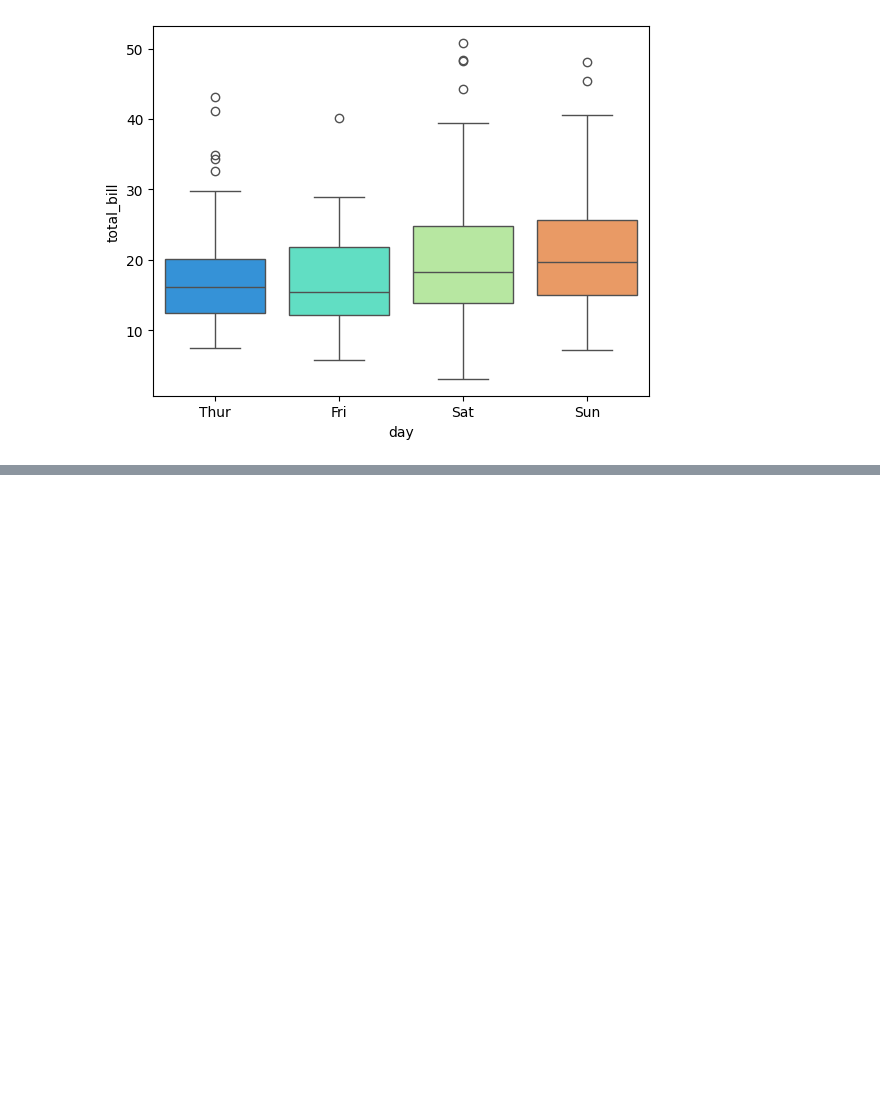
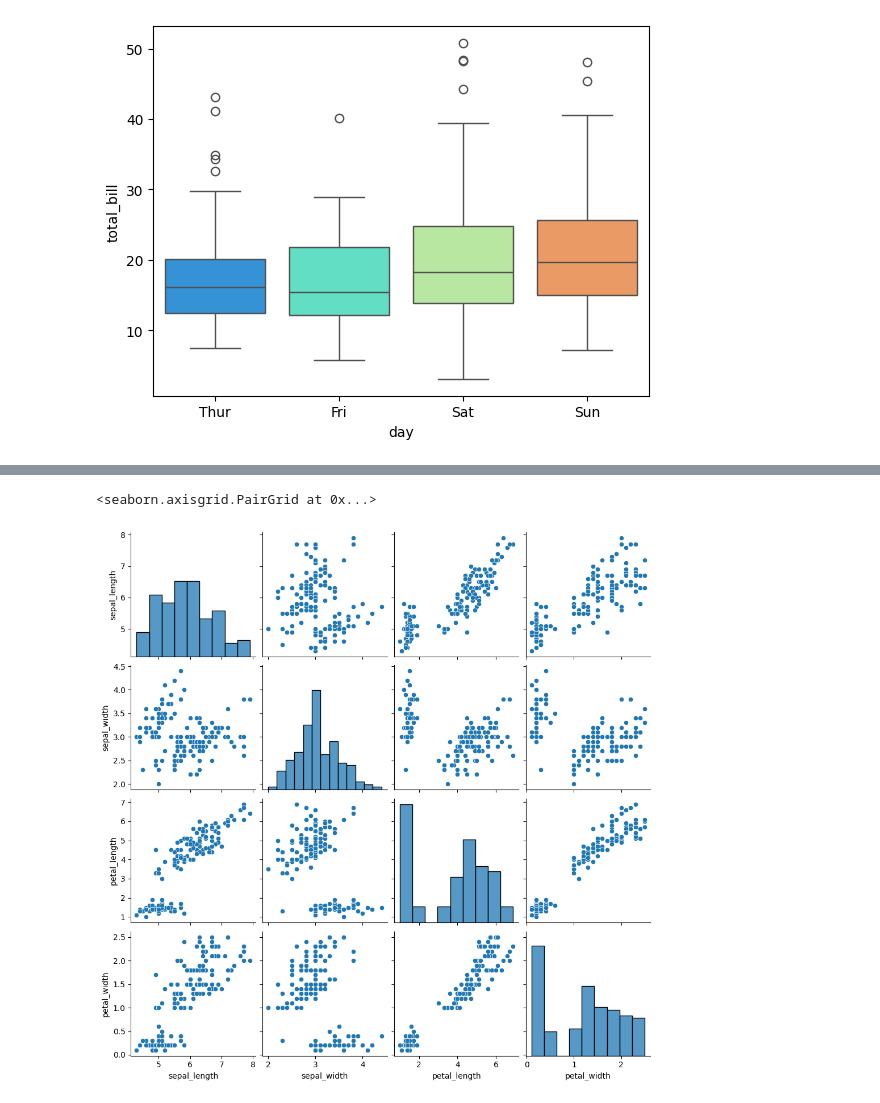
Before and after one commit to codesofpavan/git-test, a Jupyter notebook: Krish Naik/Matplotlib and Seaborn.ipynb, the cells around one changed output, grey strips where cells are left out. Cells and saved outputs as stored; diff of their text form; code cells hidden in the pictures; blank space fills up the shorter version.

```diff
--- a/Krish Naik/Matplotlib and Seaborn.ipynb
+++ b/Krish Naik/Matplotlib and Seaborn.ipynb
@@ -145,0 +163,2 @@ Passing `palette` without assigning `hue` is deprecated and will be removed in v
+# %%
+iris=sns.load_dataset('iris')
@@ -145,0 +174,5 @@ Passing `palette` without assigning `hue` is deprecated and will be removed in v
+# %%
+sns.pairplot(iris)
+# %% [output]
+<seaborn.axisgrid.PairGrid at 0x...>
+[figure, added]
```
Also changed, not shown: parts of 6 cells of this notebook, 4 other files.
